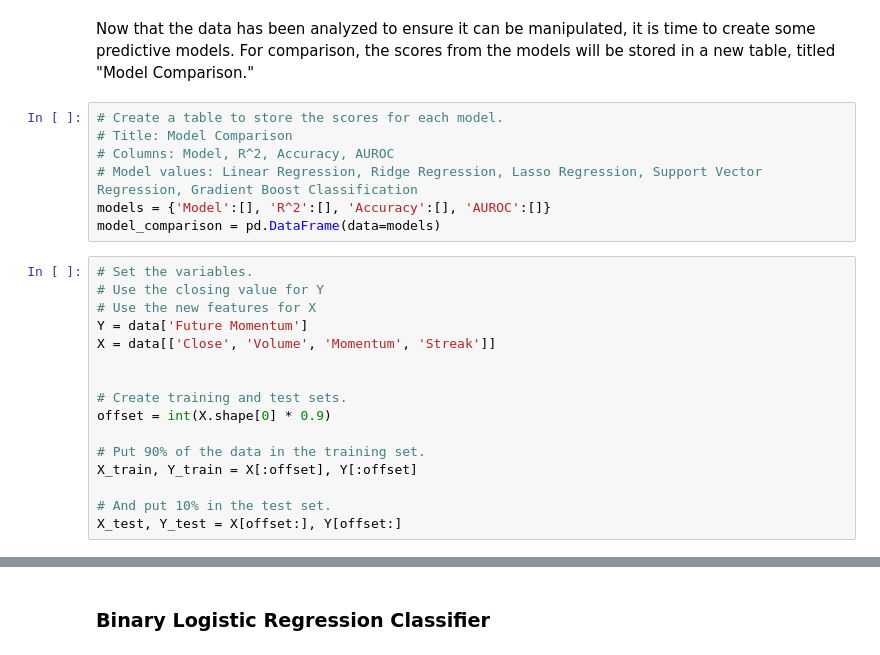
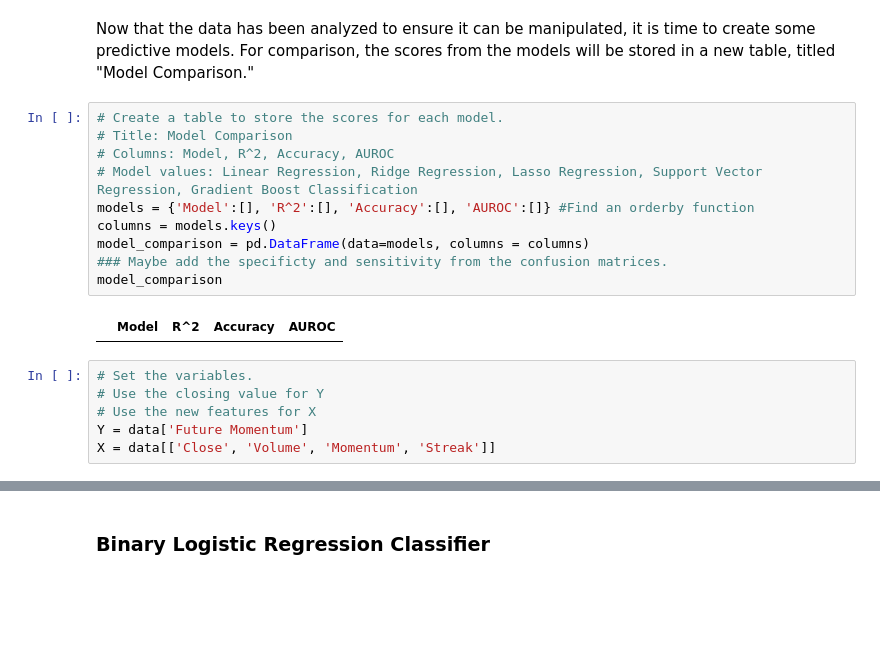
Before and after one commit to makennedy626/Thinkful_Unit_3, a Jupyter notebook: Unit 3 Capstone.ipynb, the cells around one changed output, grey strips where cells are left out. Saved outputs shown, nothing was run; the diff lists cells and outputs as text; blank space fills up the shorter version.

```diff
--- a/Unit 3 Capstone.ipynb
+++ b/Unit 3 Capstone.ipynb
@@ -266,25 +274,20 @@ Now that the data has been analyzed to ensure it can be manipulated, it is time
 # %%
 # Create a table to store the scores for each model.
 # Title: Model Comparison
 # Columns: Model, R^2, Accuracy, AUROC
 # Model values: Linear Regression, Ridge Regression, Lasso Regression, Support Vector Regression, Gradient Boost Classification
-models = {'Model':[], 'R^2':[], 'Accuracy':[], 'AUROC':[]}
-model_comparison = pd.DataFrame(data=models)
+models = {'Model':[], 'R^2':[], 'Accuracy':[], 'AUROC':[]} #Find an orderby function
+columns = models.keys()
+model_comparison = pd.DataFrame(data=models, columns = columns)
+### Maybe add the specificty and sensitivity from the confusion matrices.
+model_comparison
+# %% [output]
+|  | Model | R^2 | Accuracy | AUROC |
 # %%
 # Set the variables.
 # Use the closing value for Y
 # Use the new features for X
 Y = data['Future Momentum']
 X = data[['Close', 'Volume', 'Momentum', 'Streak']]
-
-
-# Create training and test sets.
-offset = int(X.shape[0] * 0.9)
-
-# Put 90% of the data in the training set.
-X_train, Y_train = X[:offset], Y[:offset]
-
-# And put 10% in the test set.
-X_test, Y_test = X[offset:], Y[offset:]
 # %%
 # Create new variables to include the ten day average
```
Also changed, not shown: parts of 14 cells of this notebook.
